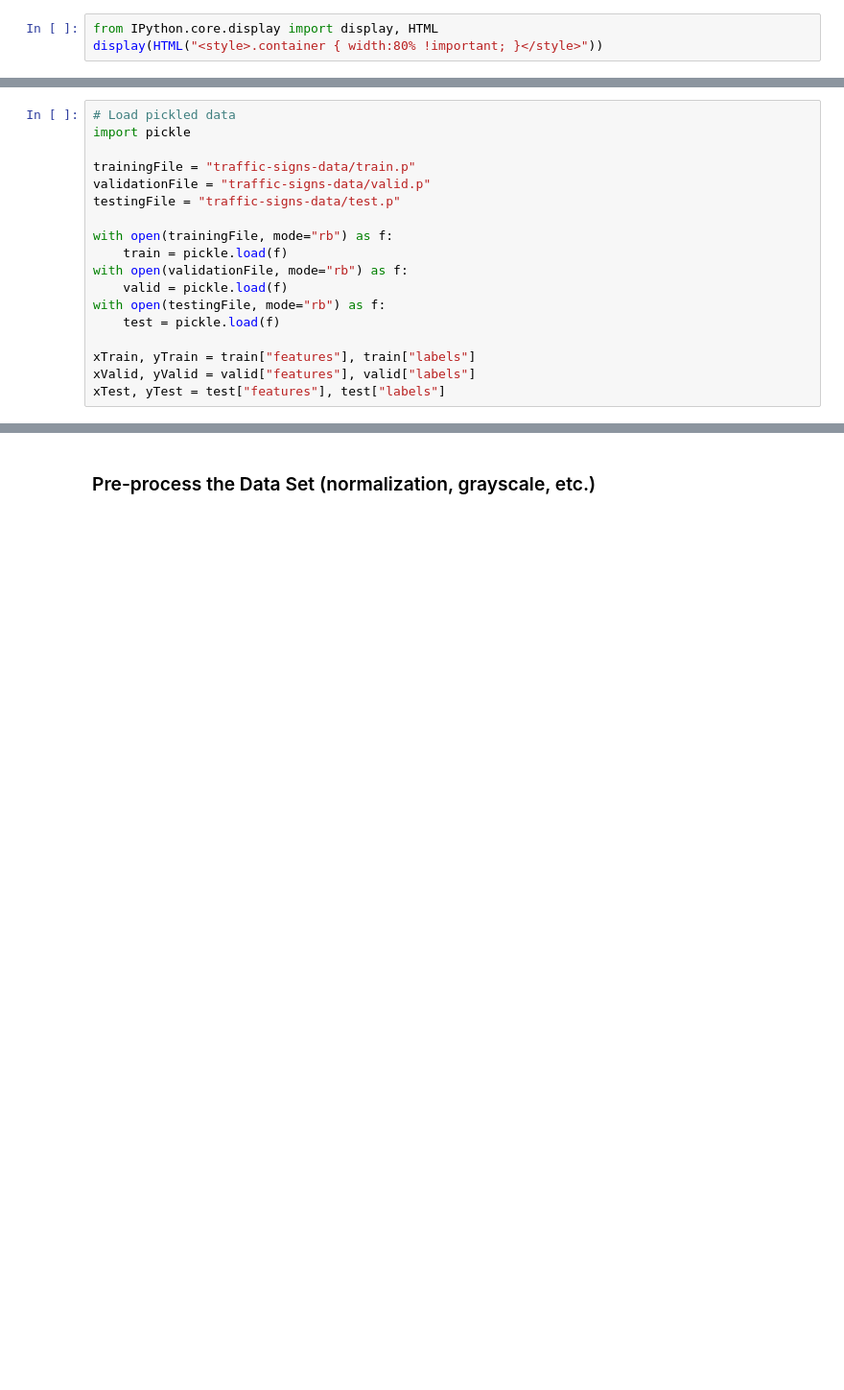
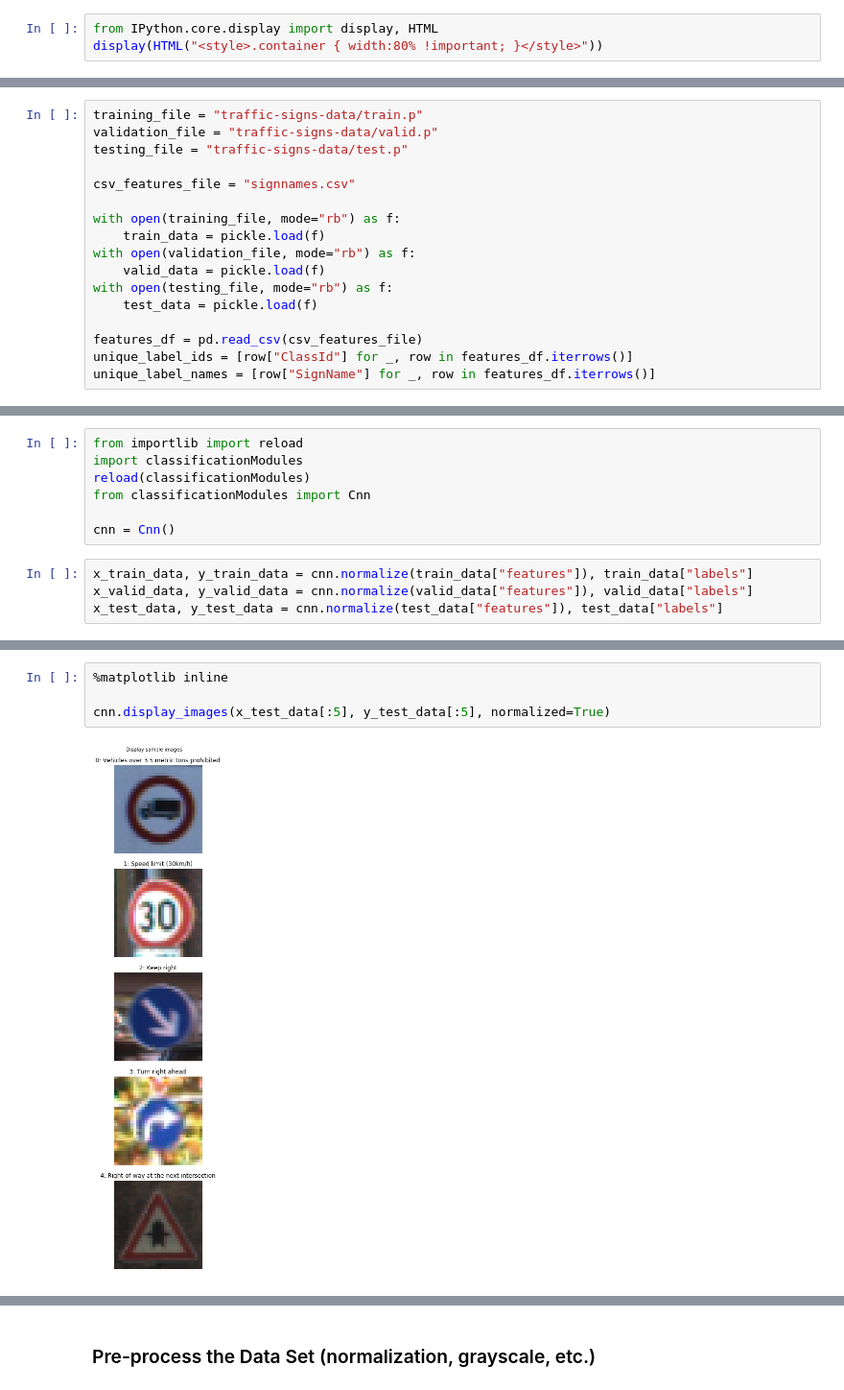
Before and after one commit to Hamidreza3252/CarND-Traffic-Sign-Classifier-Project, a Jupyter notebook: Traffic_Sign_Classifier.ipynb, the cells around one changed output, grey strips where cells are left out. Shown at 96% size. Drawn from its saved outputs; the diff is of its cells as text; blank space fills up the shorter version.

Commit message:
loading data and normalization is done

```diff
--- a/Traffic_Sign_Classifier.ipynb
+++ b/Traffic_Sign_Classifier.ipynb
@@ -25,19 +25,18 @@ The [rubric](https://review.udacity.com/#!/rubrics/481/view) contains "Stand Out
 # %%
-# Load pickled data
-import pickle
+training_file = "traffic-signs-data/train.p"
+validation_file = "traffic-signs-data/valid.p"
+testing_file = "traffic-signs-data/test.p"
 
-trainingFile = "traffic-signs-data/train.p"
-validationFile = "traffic-signs-data/valid.p"
-testingFile = "traffic-signs-data/test.p"
+csv_features_file = "signnames.csv"
 
-with open(trainingFile, mode="rb") as f:
-    train = pickle.load(f)
-with open(validationFile, mode="rb") as f:
-    valid = pickle.load(f)
-with open(testingFile, mode="rb") as f:
-    test = pickle.load(f)
+with open(training_file, mode="rb") as f:
+    train_data = pickle.load(f)
+with open(validation_file, mode="rb") as f:
+    valid_data = pickle.load(f)
+with open(testing_file, mode="rb") as f:
+    test_data = pickle.load(f)
 
-xTrain, yTrain = train["features"], train["labels"]
-xValid, yValid = valid["features"], valid["labels"]
-xTest, yTest = test["features"], test["labels"]
+features_df = pd.read_csv(csv_features_file)
+unique_label_ids = [row["ClassId"] for _, row in features_df.iterrows()]
+unique_label_names = [row["SignName"] for _, row in features_df.iterrows()]
 # %% [markdown]
@@ -58 +51,12 @@ Complete the basic data summary below. Use python, numpy and/or pandas methods t
+# %%
+from importlib import reload
+import classificationModules
+reload(classificationModules)
+from classificationModules import Cnn
+
+cnn = Cnn()
+# %%
+x_train_data, y_train_data = cnn.normalize(train_data["features"]), train_data["labels"]
+x_valid_data, y_valid_data = cnn.normalize(valid_data["features"]), valid_data["labels"]
+x_test_data, y_test_data = cnn.normalize(test_data["features"]), test_data["labels"]
 # %%
@@ -111,0 +88,6 @@ Here is an example of a [published baseline model on this problem](http://yann.l
+# %%
+%matplotlib inline
+
+cnn.display_images(x_test_data[:5], y_test_data[:5], normalized=True)
+# %% [output]
+[figure, added]
```
Also changed, not shown: parts of 17 cells of this notebook, 2 other files.
